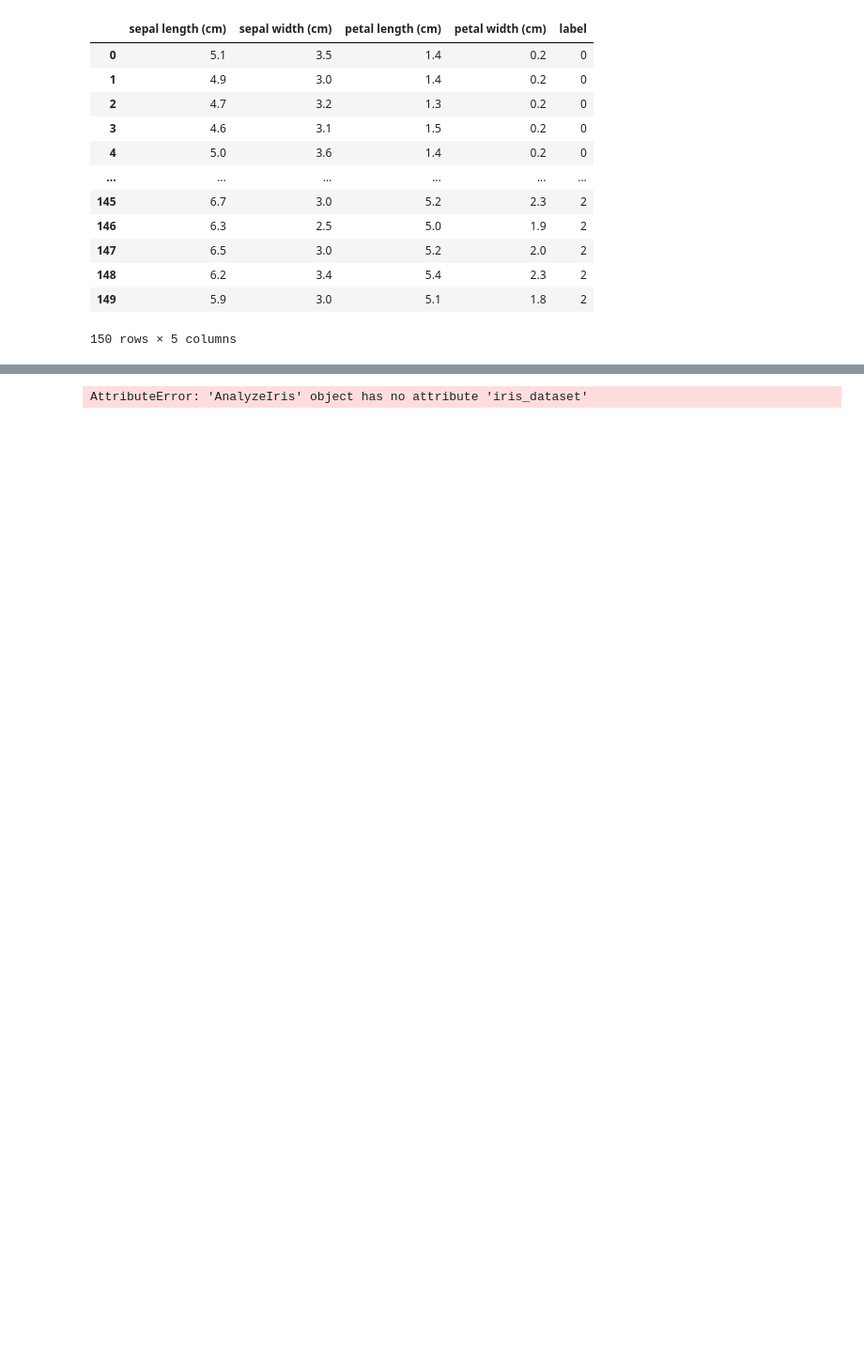
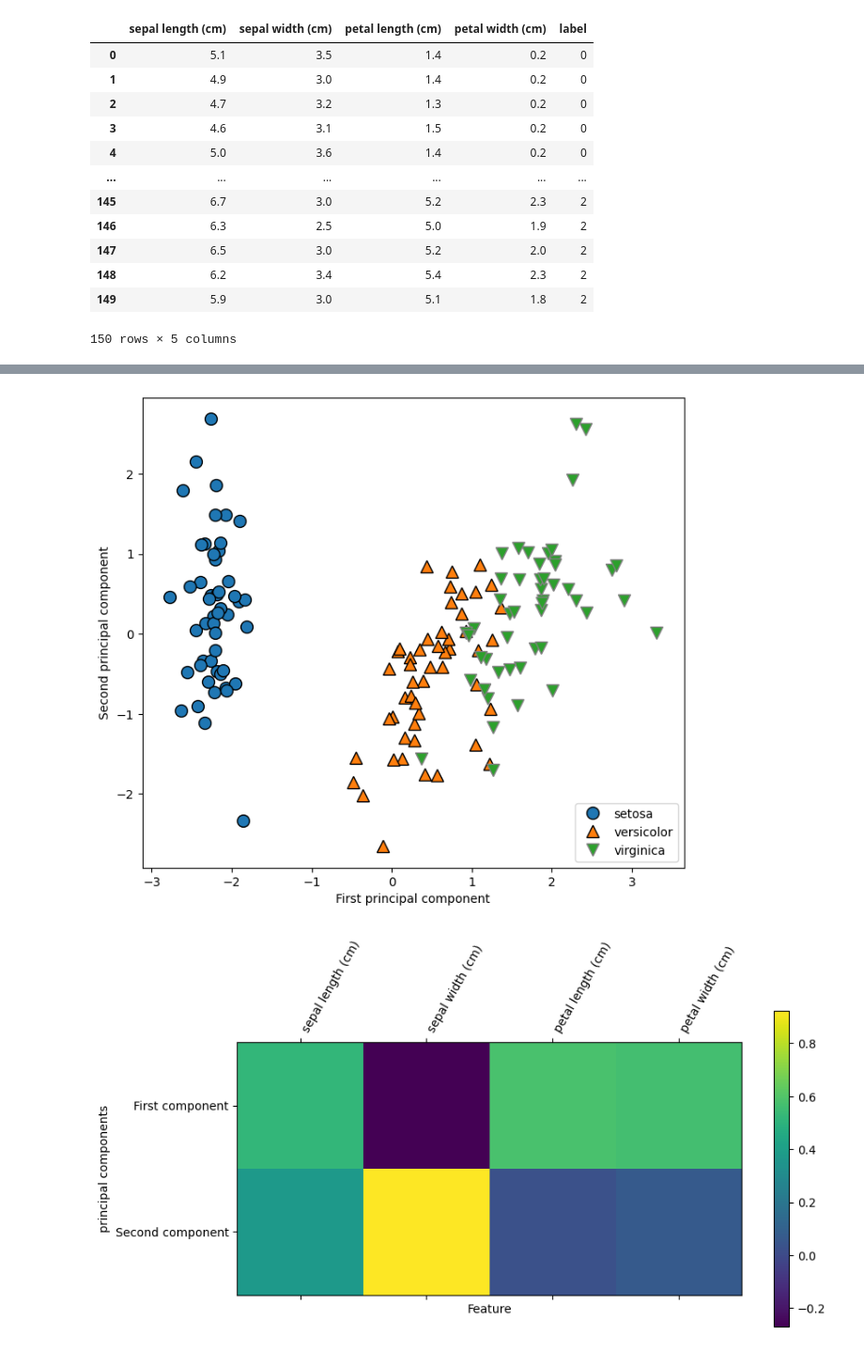
Before and after one commit to kanta-program-account/AnalyzeIris, a Jupyter notebook: Analyzeiris.ipynb, the cells around one changed output, grey strips where cells are left out. Shown: that part at 94% size. Drawn from its saved outputs; the diff is of its cells as text; code cells hidden in the pictures; blank space fills up the shorter version.

```diff
--- a/Analyzeiris.ipynb
+++ b/Analyzeiris.ipynb
@@ -53,6 +50,7 @@ iris.PlotFeatureHistgram()
 # %%
-X_scaled, df_pca, X_pca = iris.PlotPCA(n_components=2)
+df_X_scaled, df_pca, pca = iris.PlotPCA(n_components=2)
 # %% [output]
-AttributeError: 'AnalyzeIris' object has no attribute 'iris_dataset'
+[figure, added]
+[figure, added]
 # %%
 X_scaled
```
Also changed, not shown: parts of 14 cells of this notebook, 1 other file.
